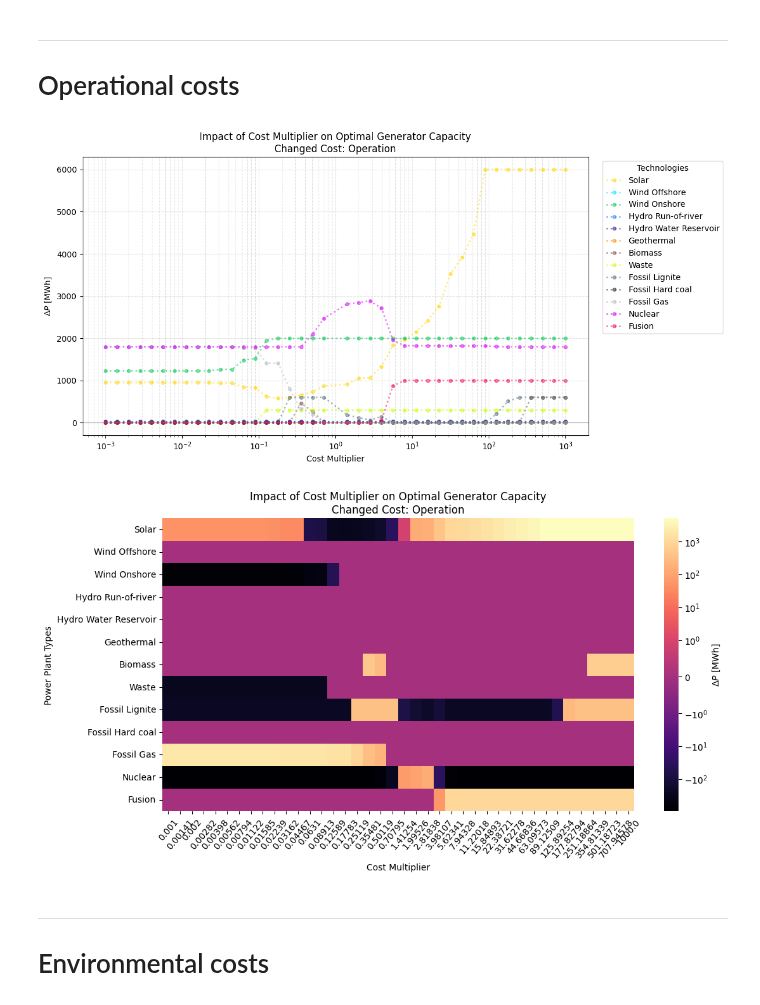
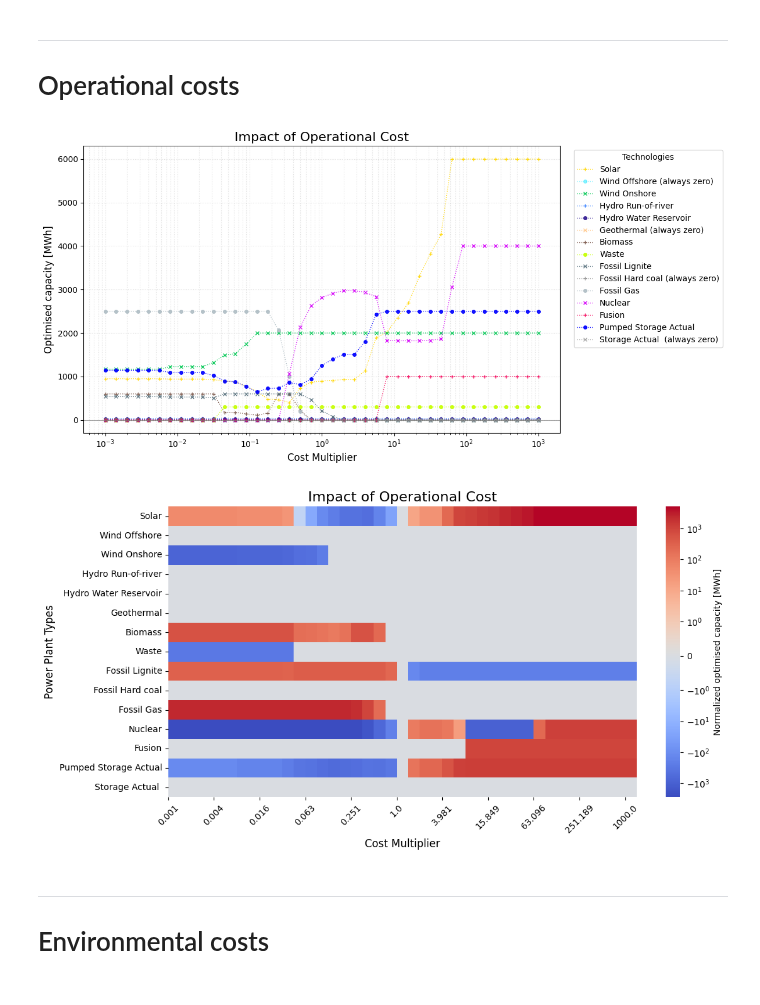
Before and after one commit to menkobalazs/power-systems-analysis, a Jupyter notebook: 08_sensitivity_test_result.ipynb, the cells around one changed output. Saved outputs shown, nothing was run; the diff lists cells and outputs as text; code cells hidden in the pictures.

Commit message:
update and rerun codes for figures

```diff
--- a/08_sensitivity_test_result.ipynb
+++ b/08_sensitivity_test_result.ipynb
@@ -32,15 +42,15 @@ Name: p_nom_opt, dtype: float64
 ----
 # Operational costs
 # %%
-nws_op, nws_env_normed = read_nc_data('data/sensitivity_test/networks/operation/*.nc', baseline)
+nws_op, nws_op_normed = read_nc_data('data/sensitivity_test/networks/operation/*.nc', baseline)
 # %%
-create_lineplot(nws_op, subtitle='Changed Cost: Operation')
+create_lineplot(nws_op, title='Operational', save_path='figures/sensitivity_test/operation.png')
 # %% [output]
-[figure, old version]
+[figure, new version]
 # %%
-create_heatmap(nws_env_normed, subtitle='Changed Cost: Operation')
+create_heatmap(nws_op_normed, title='Operational', save_path='figures/sensitivity_test/hmap_operation.png')
 # %% [output]
-[figure, old version]
+[figure, new version]
 # %% [markdown]
 ---
 # Environmental costs
```
Also changed, not shown: parts of 13 cells of this notebook, 8 other files.
